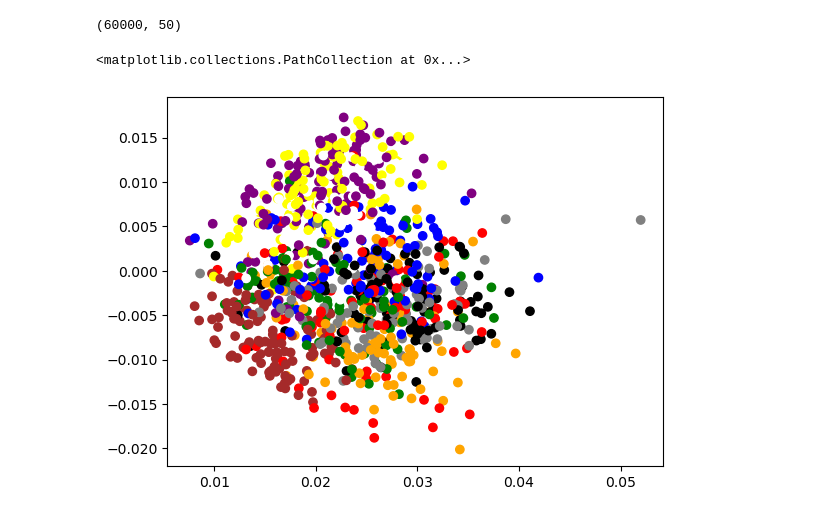
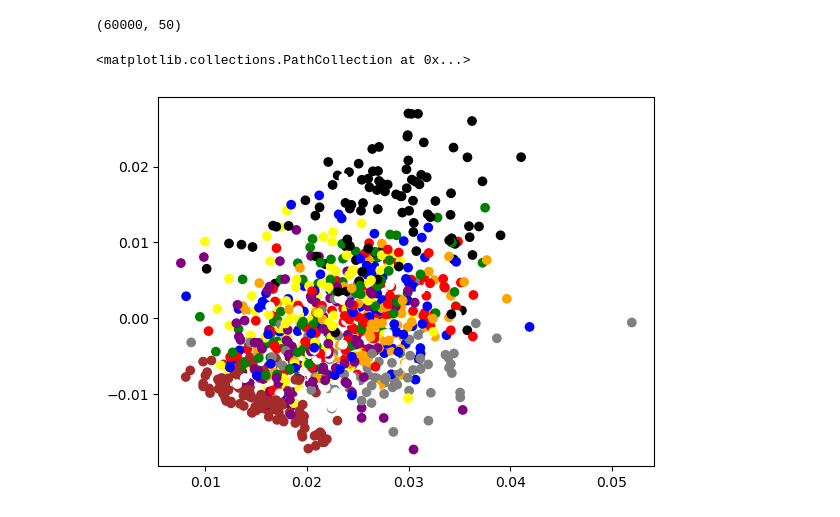
Before and after one commit to wltrimbl/uchicago-data221, a Jupyter notebook: notebooks/MNIST-REGULARIZE-ROC.ipynb, the cells around one changed output. Cells and saved outputs as stored; diff of their text form; code cells hidden in the pictures.

```diff
--- a/notebooks/MNIST-REGULARIZE-ROC.ipynb
+++ b/notebooks/MNIST-REGULARIZE-ROC.ipynb
@@ -356,10 +307,10 @@ colorlabels = []
 for i,l in enumerate(Y):
     colorlabels.append(h[l])
 # %%
-plt.scatter(PC[0:1000,0], PC[0:1000,2] , c= colorlabels[0:1000])
+plt.scatter(PC[0:1000,0], PC[0:1000,1] , c= colorlabels[0:1000])
 # %% [output]
 <matplotlib.collections.PathCollection at 0x...>
-[figure, old version]
+[figure, new version]
 # %%
 # Calculate average digits
 avgdigit =[]
```
Also changed, not shown: parts of 22 cells of this notebook, 9 other files.
